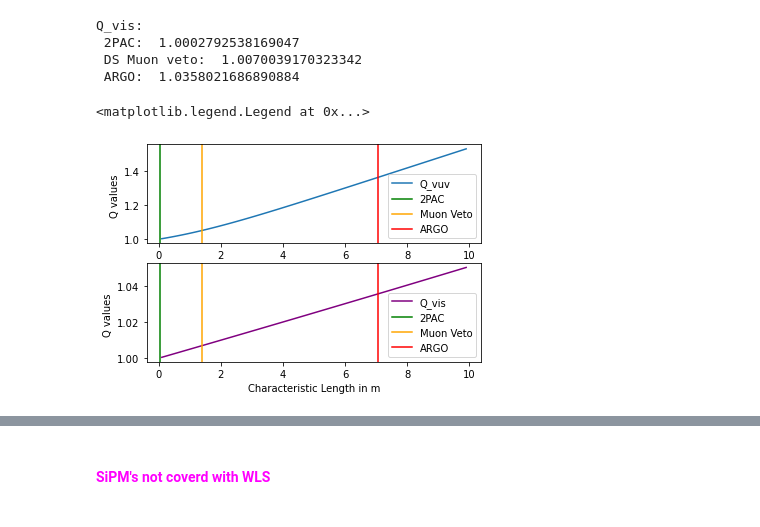
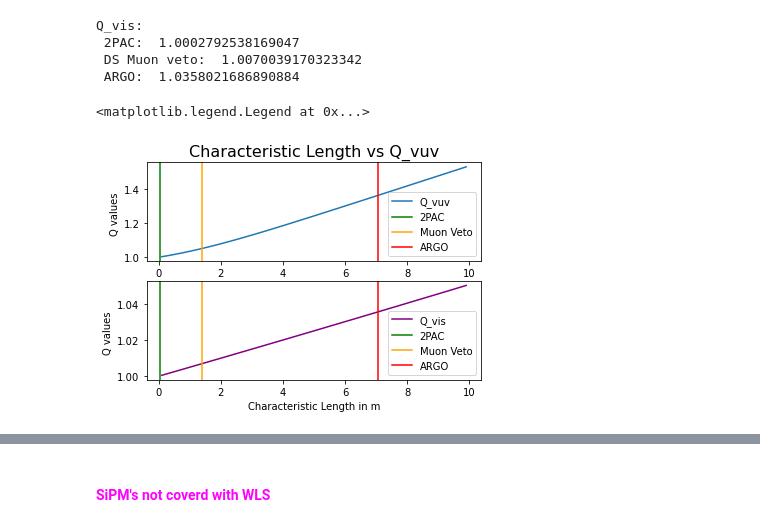
Before and after one commit to sarthchoudhary/AMELY, a Jupyter notebook: Marcin_ARGO_AMLY.ipynb, the cells around one changed output, grey strips where cells are left out. Cells and saved outputs as stored; diff of their text form; code cells hidden in the pictures.

```diff
--- a/Marcin_ARGO_AMLY.ipynb
+++ b/Marcin_ARGO_AMLY.ipynb
@@ -329,7 +329,7 @@ x = Symbol('x')
 
 def calc_lambda_eff(lambda_abs, lambda_R):
     ''' Calculates effective lambda for Rayleigh scattering and Absorption.
-    Haven't decided on unit of length: cm or m?
+    Unit of length: m
     '''
     return (lambda_R*lambda_abs)/(lambda_R + lambda_abs)
 
@@ -347,7 +347,7 @@ def calc_Q( L_char,  lambda_abs, lambda_R):
     '''
     This function is used to compute Q factor for both visible and VUV photons.
     Note:
-    We'll call calc_URA since URA is wavelength dependent. We'll also make a call to P_func so for the same reason.
+    We'll call calc_URA since URA is wavelength dependent. We'll also make a call to P_func for the same reason.
     '''
     lambda_eff = calc_lambda_eff(lambda_abs, lambda_R)
 
@@ -1074,23 +1067,27 @@ for length_variable in np.arange(0.1, 10, 0.1):
     Q_vuv_vector.append(calc_Q(L_char=length_variable, lambda_abs=17, lambda_R=0.97))
     Q_vis_vector.append(calc_Q(L_char=length_variable, lambda_abs= 100, lambda_R= 300))
 # %%
+# %matplotlib qt
+%matplotlib inline
+fig12=plt.figure('12')
 ax12 = plt.subplot(2, 1, 1)
 ax12.plot(np.arange(0.1, 10, 0.1), Q_vuv_vector, label='Q_vuv')
 ax12.set_xlabel('Characteristic Length in m')
 ax12.set_ylabel('Q values ')
 ax12.axvline(L_char_2PAC, c='g', label='2PAC')
 ax12.axvline(ds_veto_char_length, c='orange', label='Muon Veto')
 ax12.axvline(L_char_ARGO, c='r', label='ARGO')
 ax12.legend(loc='best')
+ax12.set_title('Characteristic Length vs Q_vuv', size=16, weight='bold')
 
 ax12 = plt.subplot(2, 1, 2)
 ax12.plot(np.arange(0.1, 10, 0.1), Q_vis_vector, label='Q_vis', c= 'purple')
 ax12.set_xlabel('Characteristic Length in m')
 ax12.set_ylabel('Q values ')
 ax12.axvline(L_char_2PAC, c='g', label='2PAC')
 ax12.axvline(ds_veto_char_length, c='orange', label='Muon Veto')
 ax12.axvline(L_char_ARGO, c='r', label='ARGO')
 ax12.legend(loc='best')
 # %% [output]
 <matplotlib.legend.Legend at 0x...>
-[figure, old version]
+[figure, new version]
```
Also changed, not shown: parts of 34 cells of this notebook.
